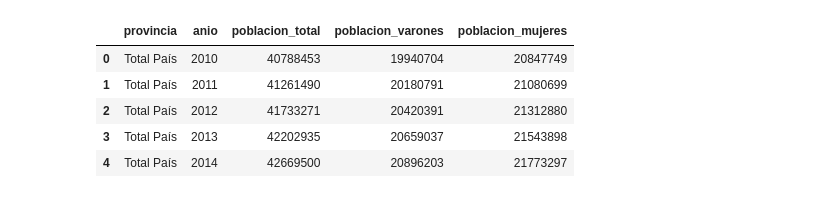
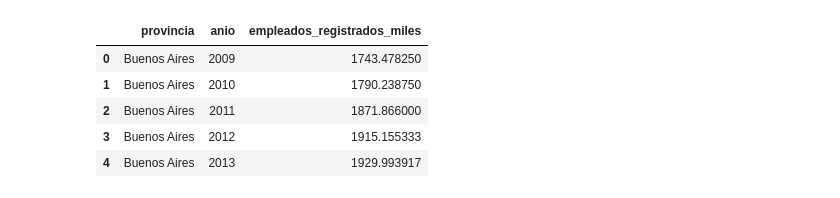
Before and after one commit to IsaiasCarrion/Teclab, a Jupyter notebook: datos/api4/ARCHIVOS/datos.ipynb, the cells around one changed output. Cells and saved outputs as stored; diff of their text form; code cells hidden in the pictures.

```diff
--- a/datos/api4/ARCHIVOS/datos.ipynb
+++ b/datos/api4/ARCHIVOS/datos.ipynb
@@ -10,6 +10,9 @@ import os
 # Remarco el directorio donde voy a trabajar
 os.chdir("D:/Teclab/datos/api4/ARCHIVOS/")
 # %%
-# Importo los .csv que voy a trabajar
-df_hogares = pd.read_csv("hogares_viviendas_superficie.csv", sep=",", encoding="latin-1")
-df_poblacion = pd.read_csv("poblacion.csv", sep=",", encoding="latin-1")
+# Cargar los datos
+df_empleo = pd.read_csv("empleo.csv", encoding = "latin-1")
+df_esperanza_de_vida = pd.read_csv("esperanza_de_vida.csv", encoding = "latin-1")
+df_exportaciones = pd.read_excel("bases para apis.xlsx", sheet_name="exportaciones")
+df_hogares_viviendas = pd.read_csv("hogares_viviendas_superficie.csv", encoding = "latin-1")
+df_poblacion = pd.read_csv("poblacion.csv", encoding = "latin-1")
@@ -25,0 +46,4 @@ df_hogares.head()
+# %%
+# agrupamos por provincia y año el df de empleo
+df_empleo_año = df_empleo.groupby(["provincia", "anio"], as_index = False).agg({"empleados_registrados_miles":"mean"})
+df_empleo_año
@@ -26,9 +183,9 @@ df_hogares.head()
 # %%
-df_poblacion.head()
+df_empleo_año.head()
 # %% [output]
-|  | provincia | anio | poblacion_total | poblacion_varones | poblacion_mujeres |
-| 0 | Total País | 2010 | 40788453 | 19940704 | 20847749 |
-| 1 | Total País | 2011 | 41261490 | 20180791 | 21080699 |
-| 2 | Total País | 2012 | 41733271 | 20420391 | 21312880 |
-| 3 | Total País | 2013 | 42202935 | 20659037 | 21543898 |
-| 4 | Total País | 2014 | 42669500 | 20896203 | 21773297 |
+|  | provincia | anio | empleados_registrados_miles |
+| 0 | Buenos Aires | 2009 | 1743.478250 |
+| 1 | Buenos Aires | 2010 | 1790.238750 |
+| 2 | Buenos Aires | 2011 | 1871.866000 |
+| 3 | Buenos Aires | 2012 | 1915.155333 |
+| 4 | Buenos Aires | 2013 | 1929.993917 |
```
Also changed, not shown: parts of 15 cells of this notebook, 7 other files.
